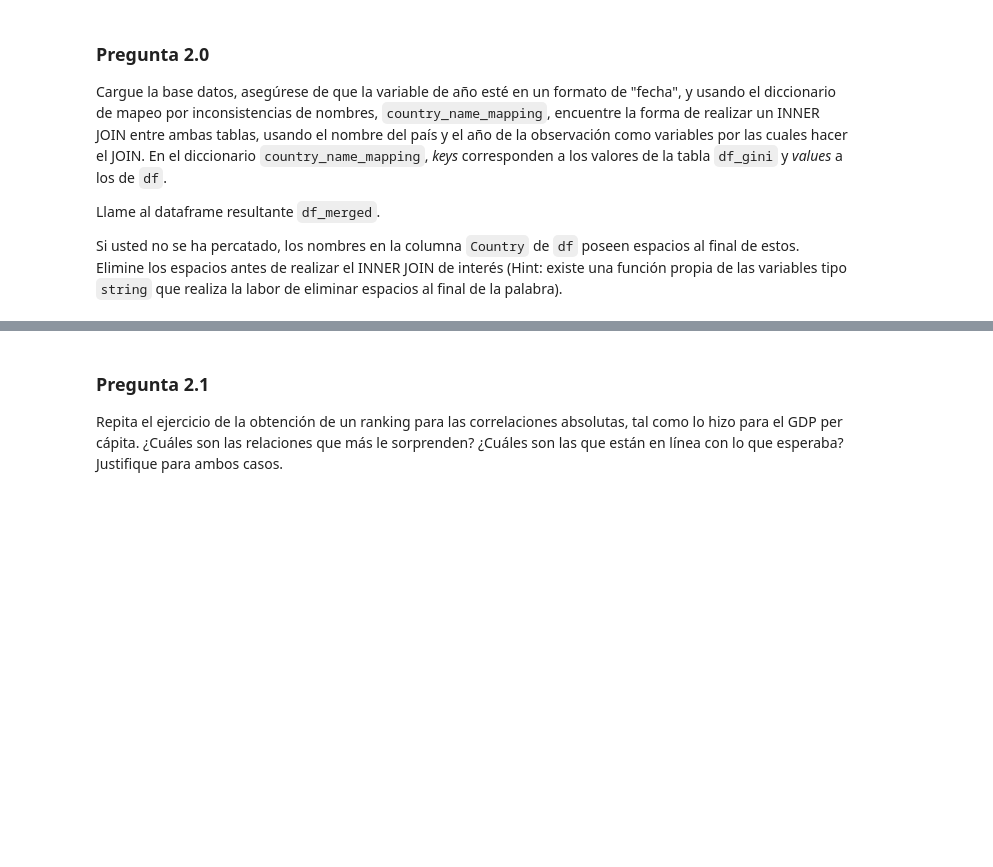
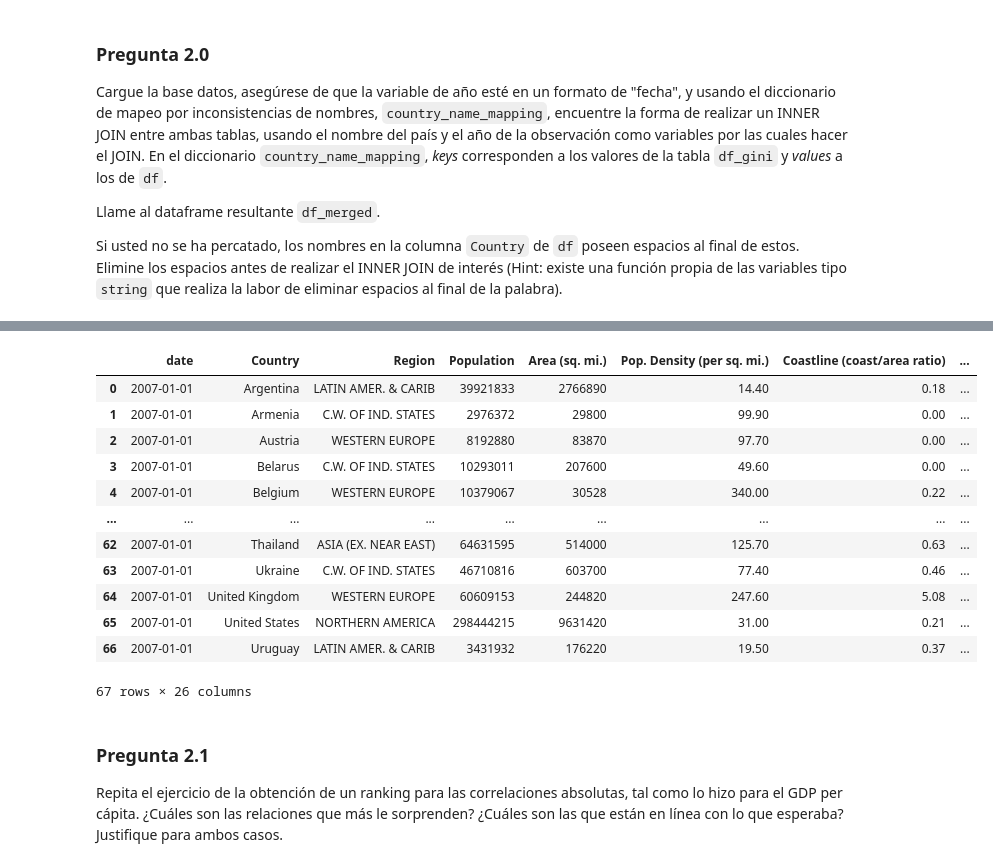
Before and after one commit to fabelo4/AMLE-2025, a Jupyter notebook: Tarea 1.ipynb, the cells around one changed output, grey strips where cells are left out. Cells and saved outputs as stored; diff of their text form; code cells hidden in the pictures; blank space fills up the shorter version.

```diff
--- a/Tarea 1.ipynb
+++ b/Tarea 1.ipynb
@@ -662,3 +696,16 @@ country_name_mapping = {
     "Viet Nam": "Vietnam",
     "Yemen, Rep.": "Yemen"
 }
+# %%
+#definimos url de dataset en github
+url_gini='https://raw.githubusercontent.com/datasets/gini-index/refs/heads/main/data/gini-index.csv'
+
+#Importamos DataSet directo desde el link
+df_gini = pd.read_csv(url_gini)
+#Cambiamos el tipo de variable a datetime formato año
+df_gini["Year"] = pd.to_datetime(df_gini["Year"], format='%Y')
+#formateamos nueva variable date como año-mes-dia en base a variable year
+df_gini['date'] = df_gini['Year'].dt.strftime('%Y-%m-%d')
+#cnos aseguramos que variable date sea formato datetime
+df_gini['date'] = pd.to_datetime(df_gini['date'])
+df_gini.head()
@@ -665,3 +719,29 @@ country_name_mapping = {
+# %%
+#Formateamos Variable Pais quitando espacios en blanco al inicio y final
+df['Country'] = df['Country'].str.lstrip(" ")
+df['Country'] = df['Country'].str.rstrip(" ")
+# %%
+# Generamos la variable country en df_gini que reemplaza los nombres de los paises para que coincidan con los de la bd df
+df_gini['Country'] = df_gini['Country Name'].replace(country_name_mapping)
+
+# Hacemos el merge inner join usando country y date como ids para el merge
+df_merged = pd.merge(df, df_gini, on=['Country', 'date'], how='inner')
+
+df_merged.head(70)
+# %% [output]
+|  | date | Country | Region | Population | Area (sq. mi.) | Pop. Density (per sq. mi.) | Coastline (coast/area ratio) | ... |
+| 0 | 2007-01-01 | Argentina | LATIN AMER. & CARIB | 39921833 | 2766890 | 14.40 | 0.18 | ... |
+| 1 | 2007-01-01 | Armenia | C.W. OF IND. STATES | 2976372 | 29800 | 99.90 | 0.00 | ... |
+| 2 | 2007-01-01 | Austria | WESTERN EUROPE | 8192880 | 83870 | 97.70 | 0.00 | ... |
+| 3 | 2007-01-01 | Belarus | C.W. OF IND. STATES | 10293011 | 207600 | 49.60 | 0.00 | ... |
+| 4 | 2007-01-01 | Belgium | WESTERN EUROPE | 10379067 | 30528 | 340.00 | 0.22 | ... |
+| ... | ... | ... | ... | ... | ... | ... | ... | ... |
+| 62 | 2007-01-01 | Thailand | ASIA (EX. NEAR EAST) | 64631595 | 514000 | 125.70 | 0.63 | ... |
+| 63 | 2007-01-01 | Ukraine | C.W. OF IND. STATES | 46710816 | 603700 | 77.40 | 0.46 | ... |
+| 64 | 2007-01-01 | United Kingdom | WESTERN EUROPE | 60609153 | 244820 | 247.60 | 5.08 | ... |
+| 65 | 2007-01-01 | United States | NORTHERN AMERICA | 298444215 | 9631420 | 31.00 | 0.21 | ... |
+| 66 | 2007-01-01 | Uruguay | LATIN AMER. & CARIB | 3431932 | 176220 | 19.50 | 0.37 | ... |
+67 rows × 26 columns
 # %% [markdown]
 ### Pregunta 2.1
 
```
Also changed, not shown: parts of 9 cells of this notebook, 1 other file.
